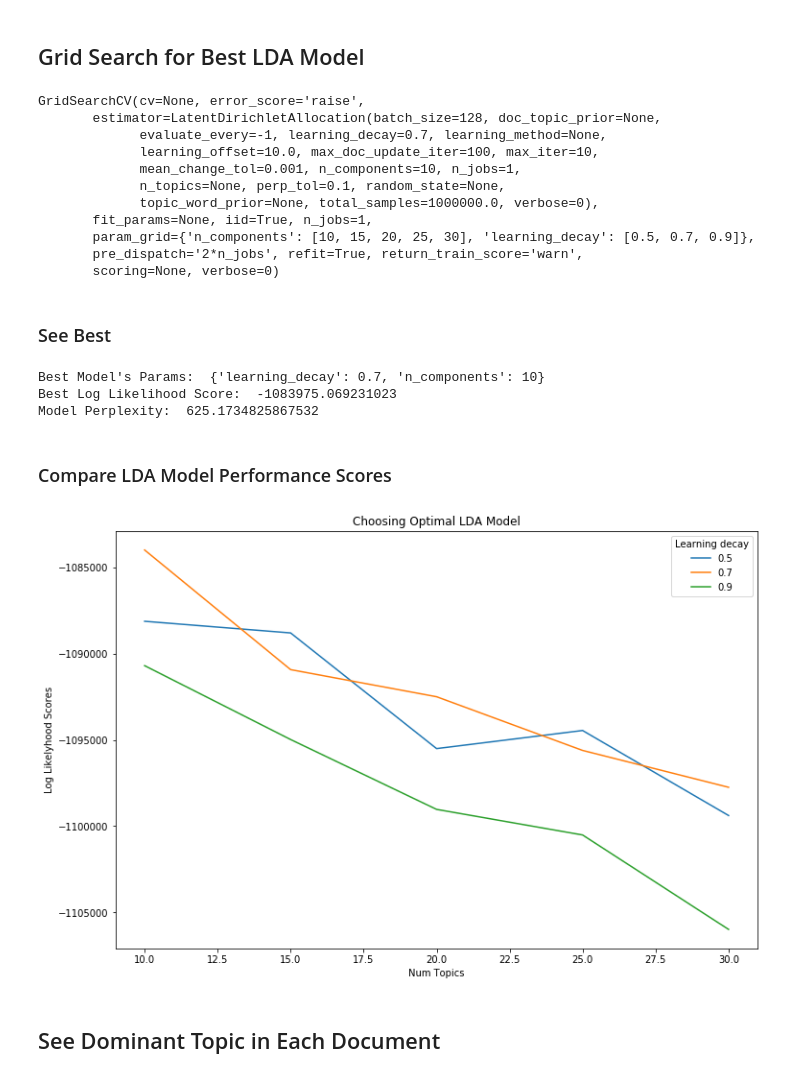
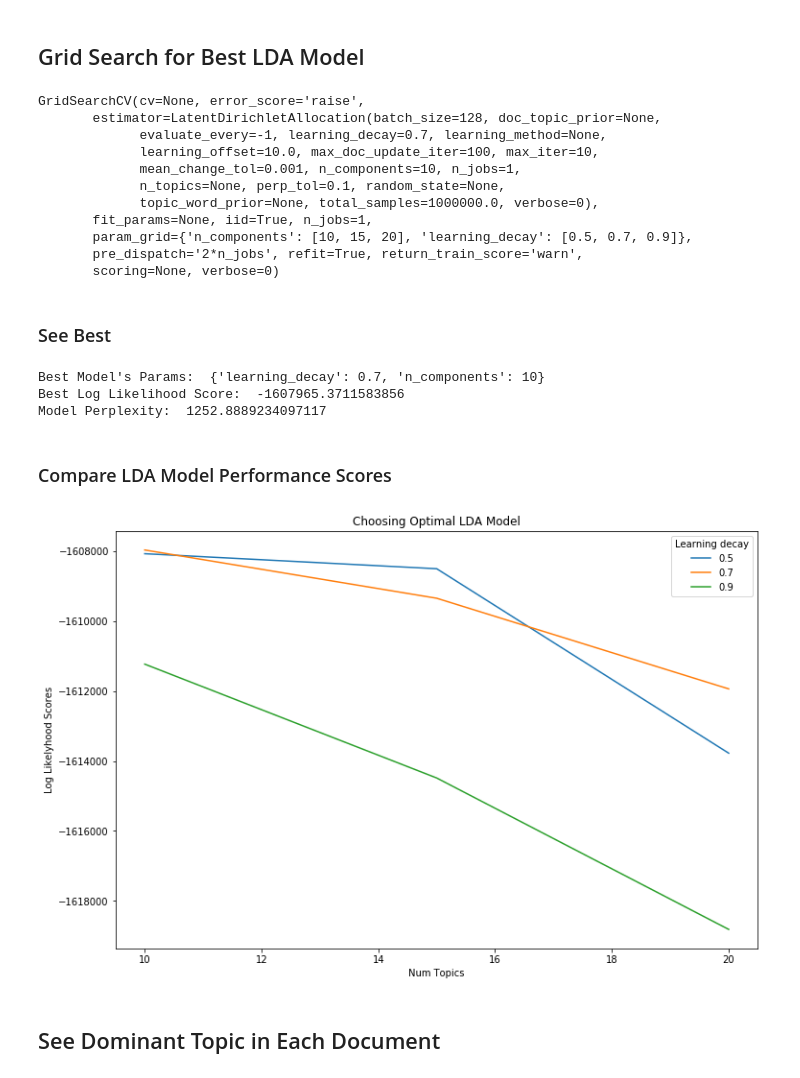
Before and after one commit to salbro/ae_project, a Jupyter notebook: spa_lda_lemmatizing.ipynb, the cells around one changed output. Saved outputs shown, nothing was run; the diff lists cells and outputs as text; code cells hidden in the pictures.

```diff
--- a/spa_lda_lemmatizing.ipynb
+++ b/spa_lda_lemmatizing.ipynb
@@ -56,7 +56,7 @@ lemmatized = [" ".join(tokenize(text)) for text in docs]
 #### Use TF-IDF to identify screen most important words
 # %%
 from sklearn.feature_extraction.text import TfidfVectorizer
-tfidf_screener = TfidfVectorizer(stop_words = 'english', min_df = 0.01, max_df = 0.35)
+tfidf_screener = TfidfVectorizer(stop_words = 'english', min_df = 0.01, max_df = 0.23)
 
 trans = tfidf_screener.fit_transform(lemmatized)
 feats = tfidf_screener.get_feature_names()
@@ -101,7 +101,7 @@ Perplexity:  1155.66406655568
 ## Grid Search for Best LDA Model
 # %%
 # Define Search Param
-search_params = {'n_components': [10, 15, 20, 25, 30], 'learning_decay': [.5, .7, .9]}
+search_params = {'n_components': [10, 15, 20], 'learning_decay': [.5, .7, .9]}
 
 # Init the Model
 lda = LatentDirichletAllocation()
@@ -120,14 +120,16 @@ GridSearchCV(cv=None, error_score='raise',
              n_topics=None, perp_tol=0.1, random_state=None,
              topic_word_prior=None, total_samples=1000000.0, verbose=0),
        fit_params=None, iid=True, n_jobs=1,
-       param_grid={'n_components': [10, 15, 20, 25, 30], 'learning_decay': [0.5, 0.7, 0.9]},
+       param_grid={'n_components': [10, 15, 20], 'learning_decay': [0.5, 0.7, 0.9]},
        pre_dispatch='2*n_jobs', refit=True, return_train_score='warn',
        scoring=None, verbose=0)
 # %% [markdown]
 ### See Best
 # %%
 # Best Model
-best_lda_model = model.best_estimator_
+# best_lda_model = model.best_estimator_
+best_lda_model = LatentDirichletAllocation(n_topics=15, learning_decay=0.5)
+best_lda_model.fit(data_vectorized)
 
 # Model Parameters
 print("Best Model's Params: ", model.best_params_)
@@ -139,29 +141,29 @@ print("Best Log Likelihood Score: ", model.best_score_)
 print("Model Perplexity: ", best_lda_model.perplexity(data_vectorized))
 # %% [output]
 Best Model's Params:  {'learning_decay': 0.7, 'n_components': 10}
-Best Log Likelihood Score:  -1083975.069231023
-Model Perplexity:  625.1734825867532
+Best Log Likelihood Score:  -1607965.3711583856
+Model Perplexity:  1252.8889234097117
 # %% [markdown]
 ### Compare LDA Model Performance Scores
 # %%
 # Get Log Likelyhoods from Grid Search Output
-n_topics = [10, 15, 20, 25, 30]
+n_topics = [10, 15, 20]
 log_likelyhoods_5 = [round(gscore.mean_validation_score) for gscore in model.grid_scores_ if gscore.parameters['learning_decay']==0.5]
 log_likelyhoods_7 = [round(gscore.mean_validation_score) for gscore in model.grid_scores_ if gscore.parameters['learning_decay']==0.7]
 log_likelyhoods_9 = [round(gscore.mean_validation_score) for gscore in model.grid_scores_ if gscore.parameters['learning_decay']==0.9]
 
 # Show graph
 plt.figure(figsize=(12, 8))
 plt.plot(n_topics, log_likelyhoods_5, label='0.5')
 plt.plot(n_topics, log_likelyhoods_7, label='0.7')
 plt.plot(n_topics, log_likelyhoods_9, label='0.9')
 plt.title("Choosing Optimal LDA Model")
 plt.xlabel("Num Topics")
 plt.ylabel("Log Likelyhood Scores")
 plt.legend(title='Learning decay', loc='best')
 plt.show()
 # %% [output]
-[figure, old version]
+[figure, new version]
 # %% [markdown]
 ## See Dominant Topic in Each Document
 # %%
```
Also changed, not shown: parts of 5 cells of this notebook.
